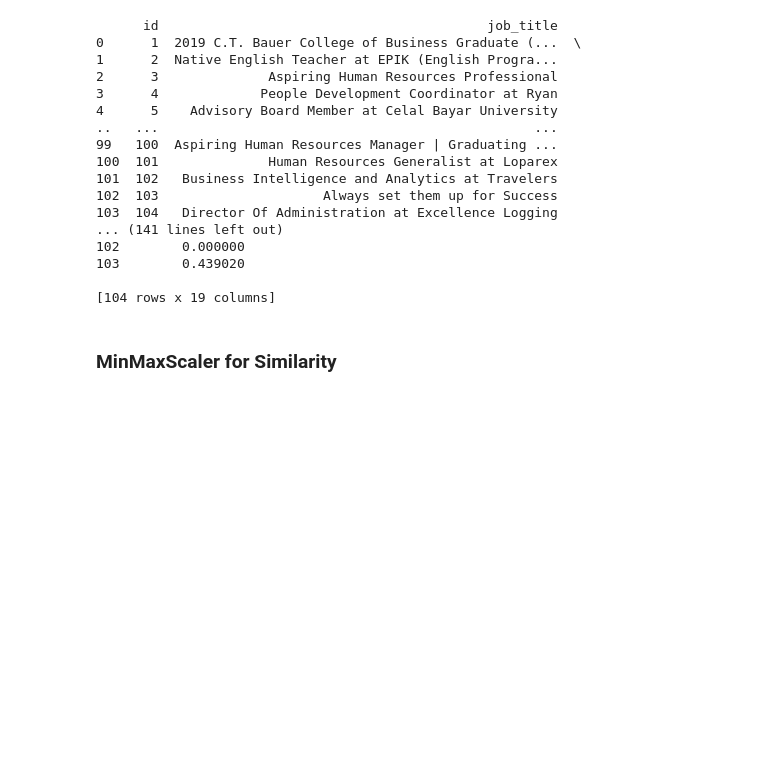
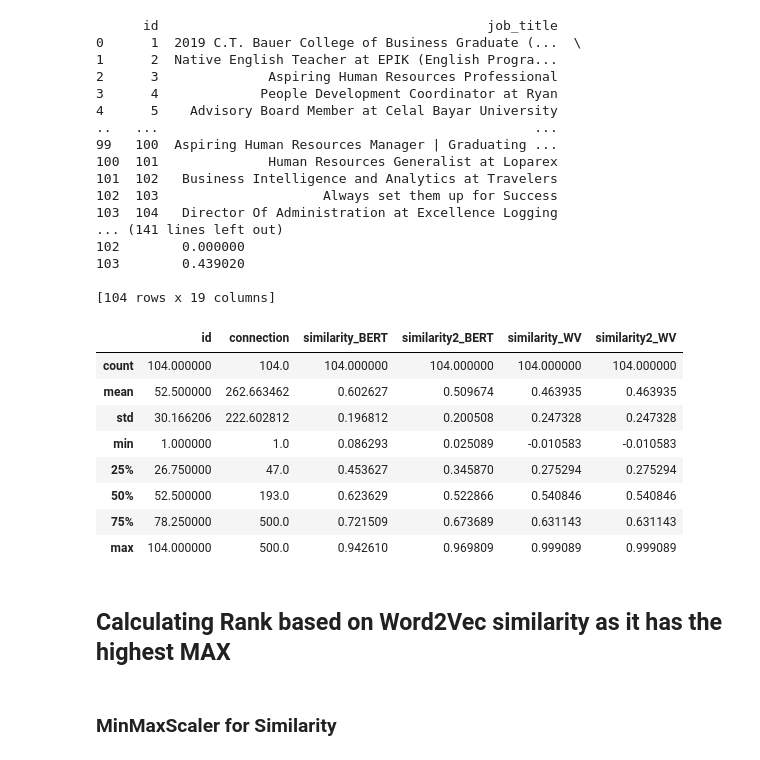
Before and after one commit to alyhussein86/UuDPKFJtzKKQUHG6, a Jupyter notebook: Potential_talents_P3.ipynb, the cells around one changed output. Saved outputs shown, nothing was run; the diff lists cells and outputs as text; code cells hidden in the pictures; blank space fills up the shorter version.

```diff
--- a/Potential_talents_P3.ipynb
+++ b/Potential_talents_P3.ipynb
@@ -404,6 +405,20 @@ print(X)
 103        0.439020
 
 [104 rows x 19 columns]
+# %%
+X.describe()
+# %% [output]
+|  | id | connection | similarity_BERT | similarity2_BERT | similarity_WV | similarity2_WV |
+| count | 104.000000 | 104.0 | 104.000000 | 104.000000 | 104.000000 | 104.000000 |
+| mean | 52.500000 | 262.663462 | 0.602627 | 0.509674 | 0.463935 | 0.463935 |
+| std | 30.166206 | 222.602812 | 0.196812 | 0.200508 | 0.247328 | 0.247328 |
+| min | 1.000000 | 1.0 | 0.086293 | 0.025089 | -0.010583 | -0.010583 |
+| 25% | 26.750000 | 47.0 | 0.453627 | 0.345870 | 0.275294 | 0.275294 |
+| 50% | 52.500000 | 193.0 | 0.623629 | 0.522866 | 0.540846 | 0.540846 |
+| 75% | 78.250000 | 500.0 | 0.721509 | 0.673689 | 0.631143 | 0.631143 |
+| max | 104.000000 | 500.0 | 0.942610 | 0.969809 | 0.999089 | 0.999089 |
+# %% [markdown]
+## Calculating Rank based on Word2Vec similarity as it has the highest MAX
 # %% [markdown]
 ### MinMaxScaler for Similarity
 # %%
```
Also changed, not shown: parts of 23 cells of this notebook.
